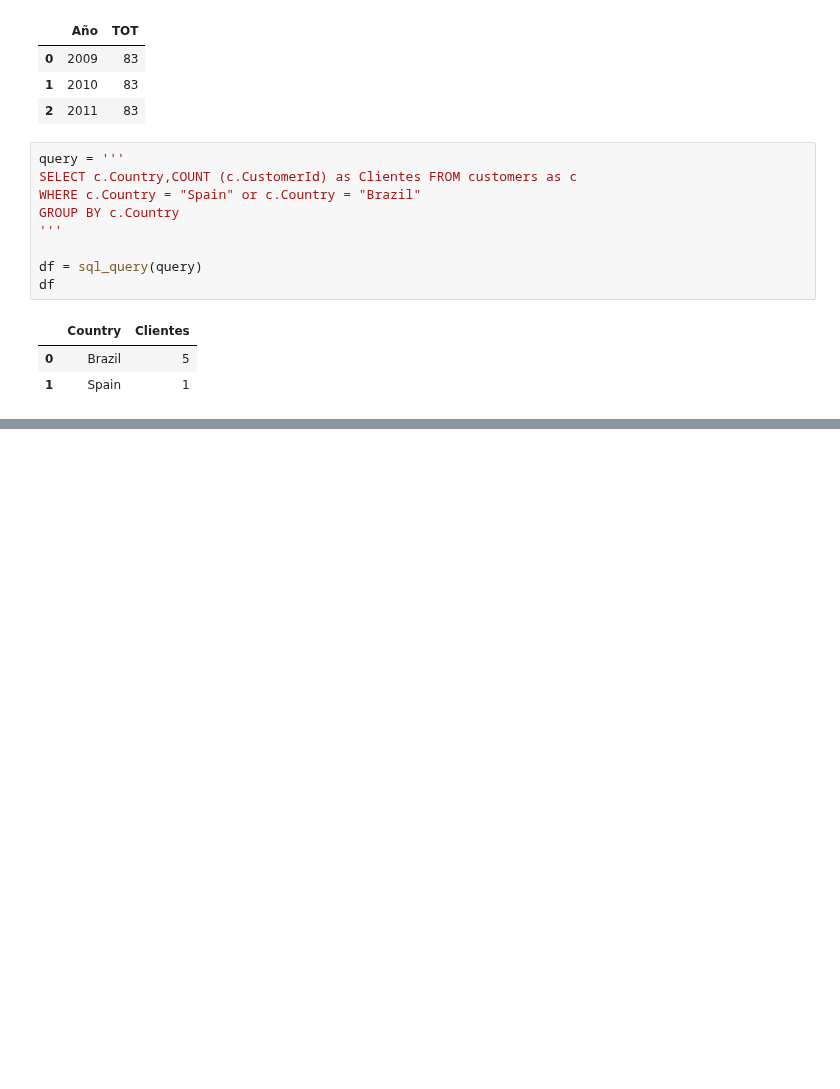
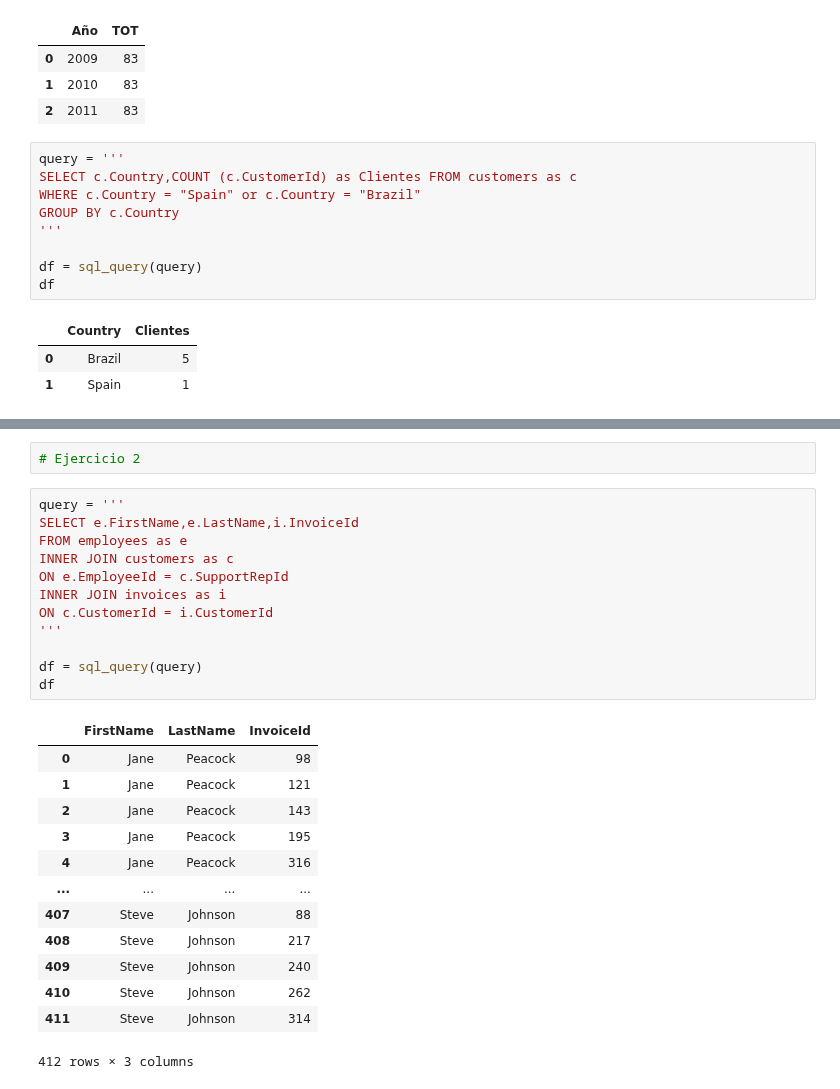
Before and after one commit to InigoLopez1999/2503_dsft_thebridge_inigolopez, a Jupyter notebook: 2-Data_Analysis/8-BBDD/SQL/Practica/1-Chinook/Ejercicio_Practico_SQL_Inigo_Lopez.ipynb, the cells around one changed output, grey strips where cells are left out. Drawn from its saved outputs; the diff is of its cells as text; blank space fills up the shorter version.

```diff
--- a/2-Data_Analysis/8-BBDD/SQL/Practica/1-Chinook/Ejercicio_Practico_SQL_Inigo_Lopez.ipynb
+++ b/2-Data_Analysis/8-BBDD/SQL/Practica/1-Chinook/Ejercicio_Practico_SQL_Inigo_Lopez.ipynb
@@ -301,0 +334,28 @@ sql_query(query)
+# %%
+# Ejercicio 2
+# %%
+query = '''
+SELECT e.FirstName,e.LastName,i.InvoiceId
+FROM employees as e
+INNER JOIN customers as c
+ON e.EmployeeId = c.SupportRepId
+INNER JOIN invoices as i
+ON c.CustomerId = i.CustomerId
+'''
+
+df = sql_query(query)
+df
+# %% [output]
+|  | FirstName | LastName | InvoiceId |
+| 0 | Jane | Peacock | 98 |
+| 1 | Jane | Peacock | 121 |
+| 2 | Jane | Peacock | 143 |
+| 3 | Jane | Peacock | 195 |
+| 4 | Jane | Peacock | 316 |
+| ... | ... | ... | ... |
+| 407 | Steve | Johnson | 88 |
+| 408 | Steve | Johnson | 217 |
+| 409 | Steve | Johnson | 240 |
+| 410 | Steve | Johnson | 262 |
+| 411 | Steve | Johnson | 314 |
+412 rows × 3 columns
```
Also changed, not shown: parts of 7 cells of this notebook.
